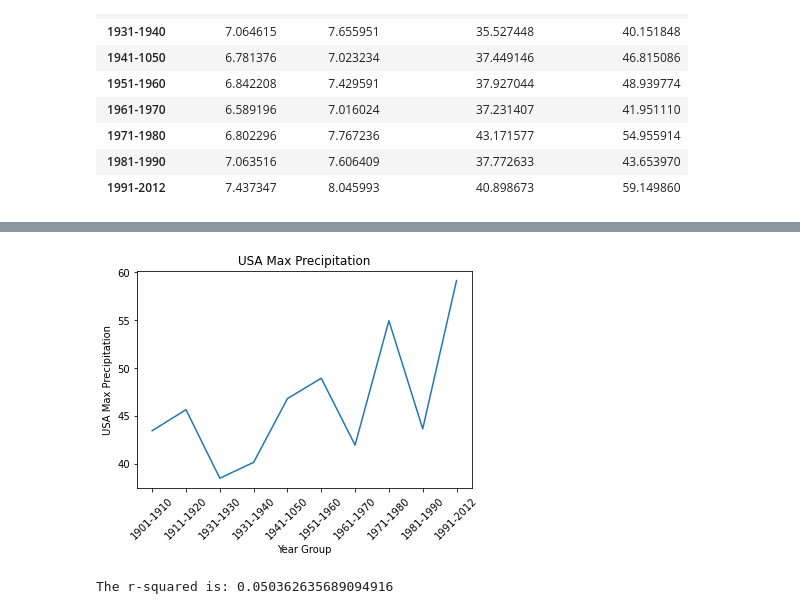
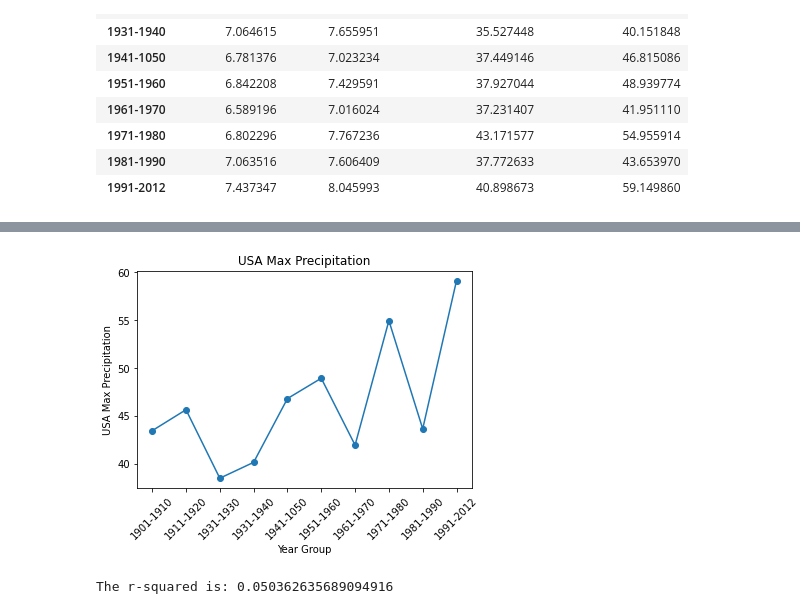
Before and after one commit to LineaFuller/Project_1, a Jupyter notebook: Temp vs Pre.ipynb, the cells around one changed output, grey strips where cells are left out. Drawn from its saved outputs; the diff is of its cells as text; code cells hidden in the pictures.

```diff
--- a/Temp vs Pre.ipynb
+++ b/Temp vs Pre.ipynb
@@ -90,14 +113,14 @@ plt.show()
 # %%
-plt.plot(group_labels,USA_max_pre)
+plt.plot(group_labels,USA_max_pre,marker="o")
 
 plt.xlabel("Year Group")
 plt.ylabel("USA Max Precipitation")
 
 plt.title("USA Max Precipitation")
 plt.xticks(rotation = 45)
 plt.show()
 # %% [output]
-[figure, old version]
+[figure, new version]
 # %%
 
 
```
Also changed, not shown: parts of 7 cells of this notebook.
